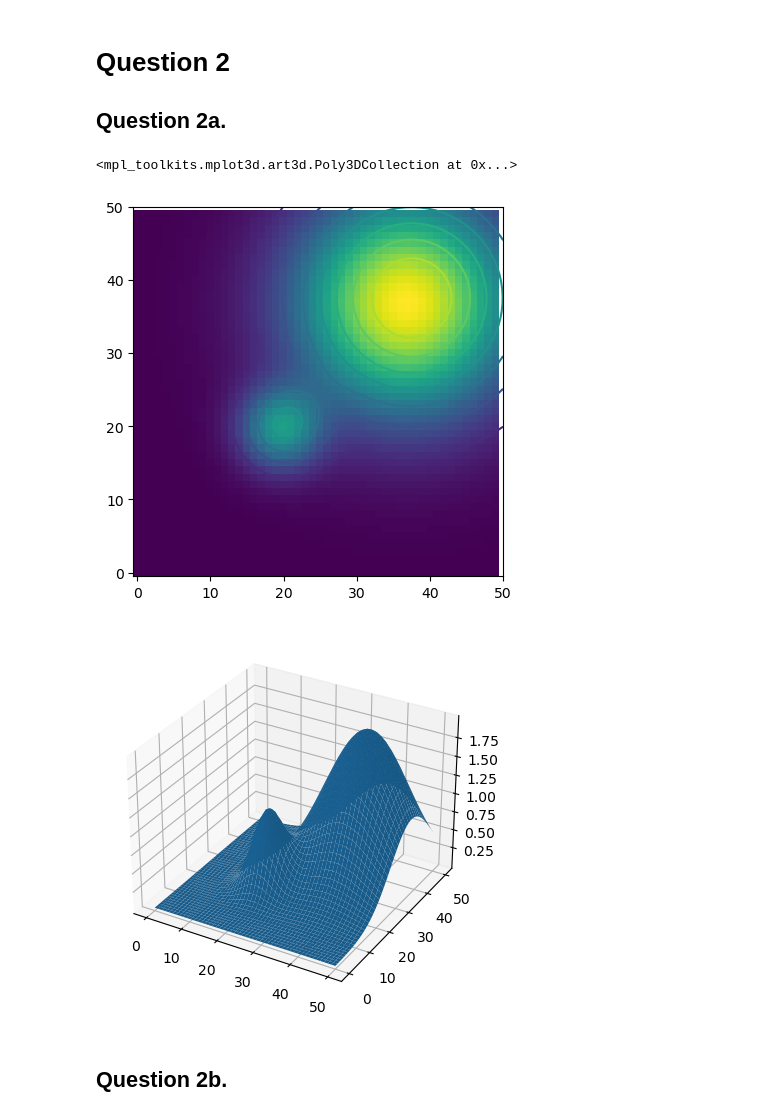
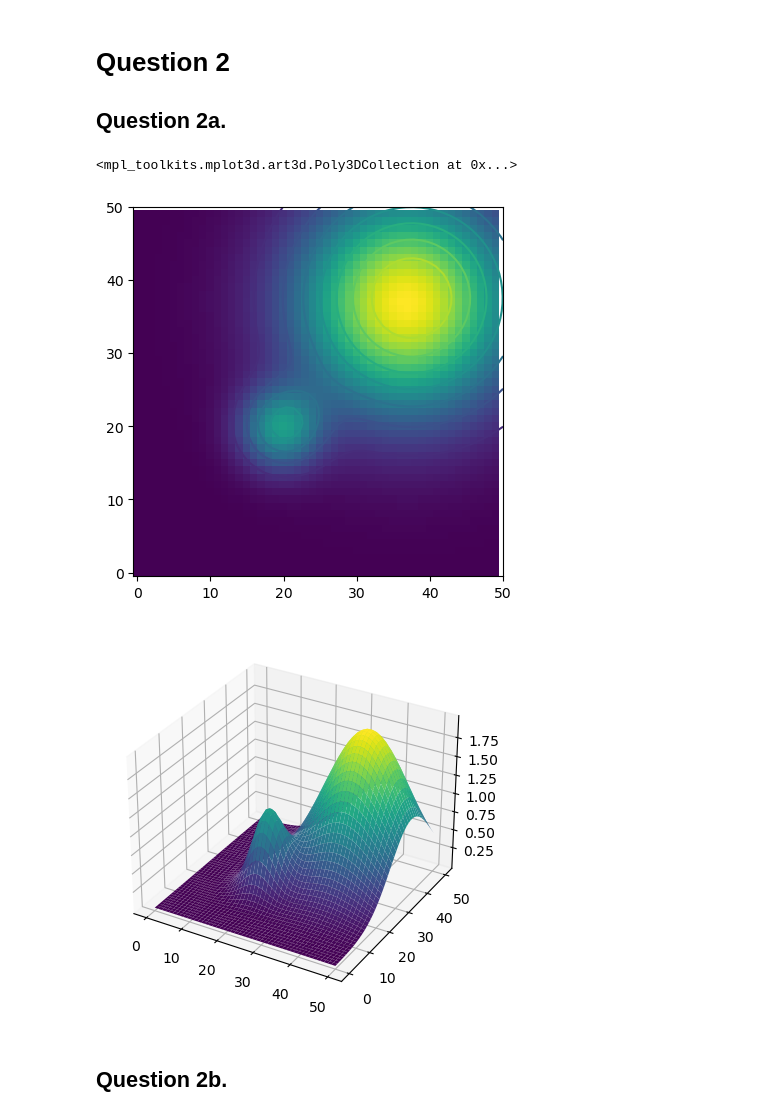
Before and after one commit to williamhuang08/cpsc475, a Jupyter notebook: hw1/hw1.ipynb, the cells around one changed output. Drawn from its saved outputs; the diff is of its cells as text; code cells hidden in the pictures.

```diff
--- a/hw1/hw1.ipynb
+++ b/hw1/hw1.ipynb
@@ -50,35 +52,35 @@ The gradient always points to the direction of steepest ascent. Since you are cl
 initpos = [0, 0]
 foodfn = 2
 rttp = 0.5
 ttrp = 0.5
 ntrials = 2
 nsteps = 10
 nbins = 50
 visualize=False
 verbose=False
 
 
 X = np.linspace(0, nbins, nbins)
 Y = np.linspace(0, nbins, nbins)
 
 histm, food = acoli_hist(initpos, foodfn, rttp, ttrp, ntrials, nsteps, nbins, visualize=False, verbose=False)
 
 # Heat Map
 plt.imshow(food, origin='lower')
 
 # Contour Plot
 plt.contour(X, Y, food)
 
 # 3D Surface Plot
 gridx, gridy = np.meshgrid(X, Y)
 fig = plt.figure()
 ax = fig.add_subplot(111, projection='3d')
 
-ax.plot_surface(gridx, gridy, food)
+ax.plot_surface(gridx, gridy, food, cmap="viridis")
 # %% [output]
 <mpl_toolkits.mplot3d.art3d.Poly3DCollection at 0x...>
 [figure]
-[figure, old version]
+[figure, new version]
 # %% [markdown]
 ## Question 2b.
 # %%
```
Also changed, not shown: parts of 12 cells of this notebook, 3 other files.
